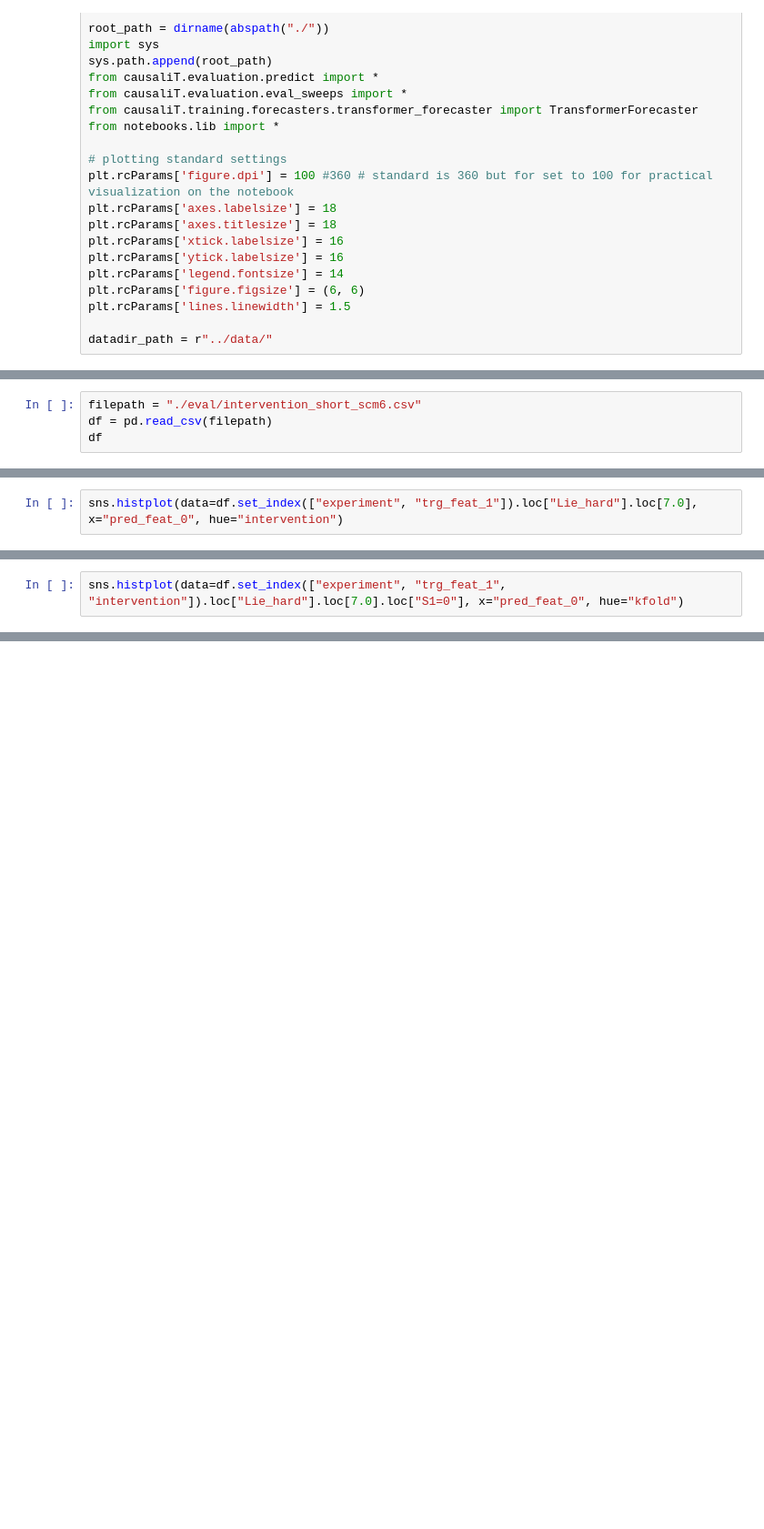
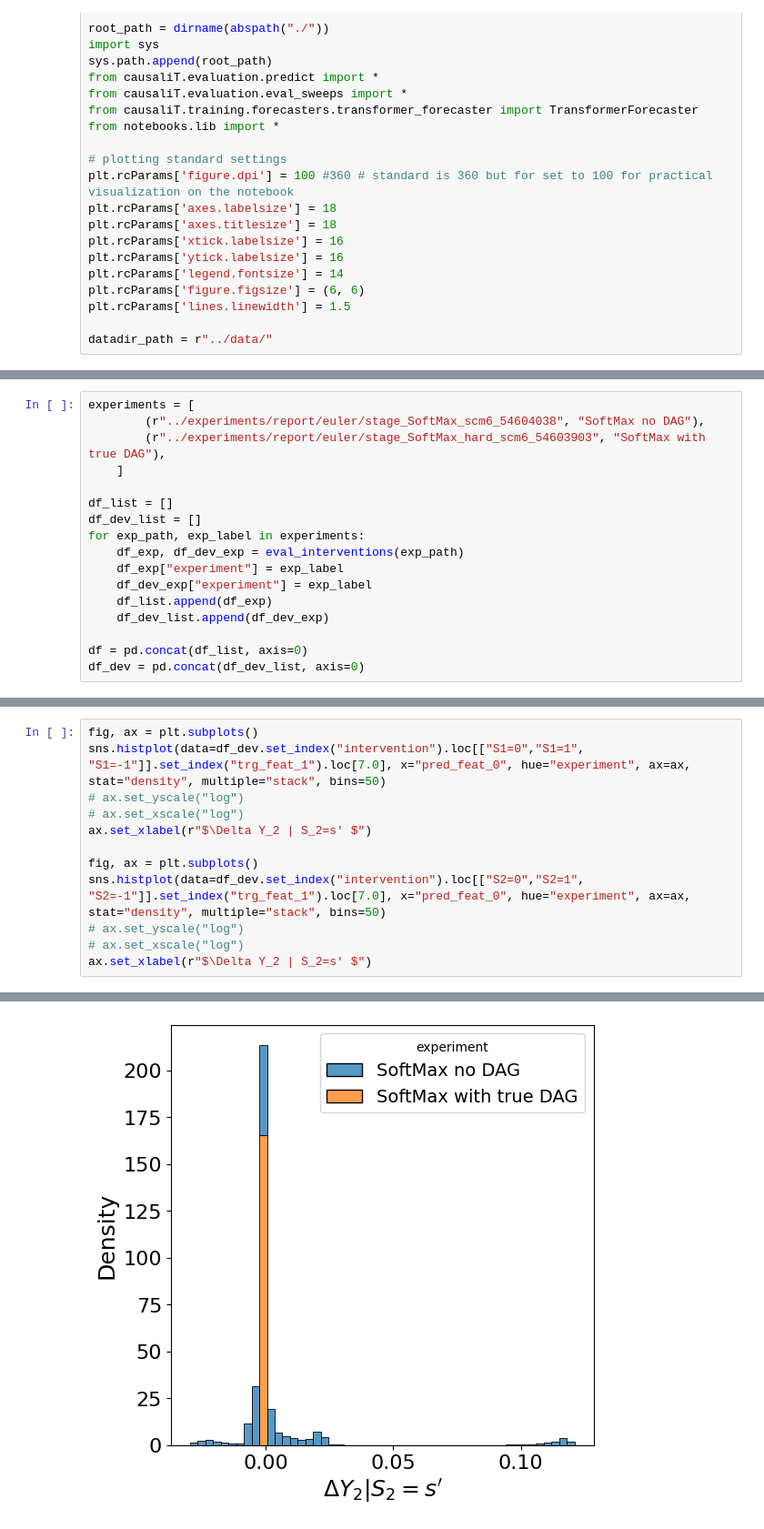
Before and after one commit to scipi1/causaliT, a Jupyter notebook: notebooks/nb_intervention.ipynb, the cells around one changed output, grey strips where cells are left out. Shown at 91% size. Saved outputs shown, nothing was run; the diff lists cells and outputs as text; blank space fills up the shorter version.

```diff
--- a/notebooks/nb_intervention.ipynb
+++ b/notebooks/nb_intervention.ipynb
@@ -131,4 +32,0 @@ Predicting...
-# %%
-filepath = "./eval/intervention_short_scm6.csv"
-df = pd.read_csv(filepath)
-df
@@ -149,2 +32,0 @@ df
-# %%
-sns.histplot(data=df.set_index(["experiment", "trg_feat_1"]).loc["Lie_hard"].loc[7.0], x="pred_feat_0", hue="intervention")
@@ -154,2 +32,0 @@ sns.histplot(data=df.set_index(["experiment", "trg_feat_1"]).loc["Lie_hard"].loc
-# %%
-sns.histplot(data=df.set_index(["experiment", "trg_feat_1", "intervention"]).loc["Lie_hard"].loc[7.0].loc["S1=0"], x="pred_feat_0", hue="kfold")
@@ -233,0 +154,17 @@ sns.histplot(data=df_deviation.set_index(["experiment", "trg_feat_1"]).loc["Soft
+# %%
+experiments = [
+        (r"../experiments/report/euler/stage_SoftMax_scm6_54604038", "SoftMax no DAG"),
+        (r"../experiments/report/euler/stage_SoftMax_hard_scm6_54603903", "SoftMax with true DAG"),
+    ]
+
+df_list = []
+df_dev_list = []
+for exp_path, exp_label in experiments:
+    df_exp, df_dev_exp = eval_interventions(exp_path)
+    df_exp["experiment"] = exp_label
+    df_dev_exp["experiment"] = exp_label
+    df_list.append(df_exp)
+    df_dev_list.append(df_dev_exp)
+
+df = pd.concat(df_list, axis=0)
+df_dev = pd.concat(df_dev_list, axis=0)
@@ -233,0 +174,13 @@ sns.histplot(data=df_deviation.set_index(["experiment", "trg_feat_1"]).loc["Soft
+# %%
+fig, ax = plt.subplots()
+sns.histplot(data=df_dev.set_index("intervention").loc[["S1=0","S1=1", "S1=-1"]].set_index("trg_feat_1").loc[7.0], x="pred_feat_0", hue="experiment", ax=ax, stat="density", multiple="stack", bins=50)
+# ax.set_yscale("log")
+# ax.set_xscale("log")
+ax.set_xlabel(r"$\Delta Y_2 | S_2=s' $")
+
+fig, ax = plt.subplots()
+sns.histplot(data=df_dev.set_index("intervention").loc[["S2=0","S2=1", "S2=-1"]].set_index("trg_feat_1").loc[7.0], x="pred_feat_0", hue="experiment", ax=ax, stat="density", multiple="stack", bins=50)
+# ax.set_yscale("log")
+# ax.set_xscale("log")
+ax.set_xlabel(r"$\Delta Y_2 | S_2=s' $")
+# %% [output]
@@ -233,0 +188 @@ sns.histplot(data=df_deviation.set_index(["experiment", "trg_feat_1"]).loc["Soft
+[figure, added]
```
Also changed, not shown: parts of 28 cells of this notebook, 51 other files.
